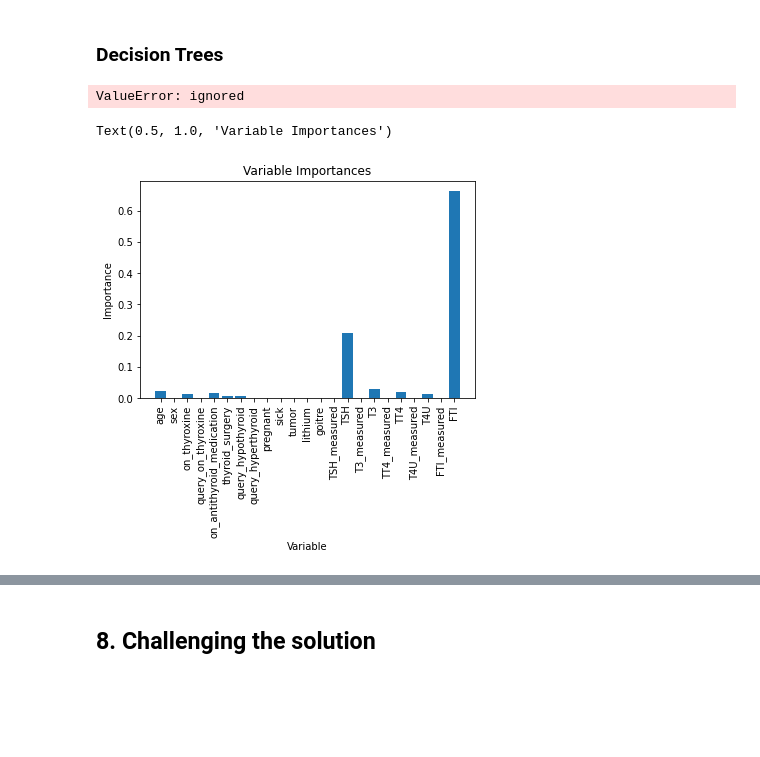
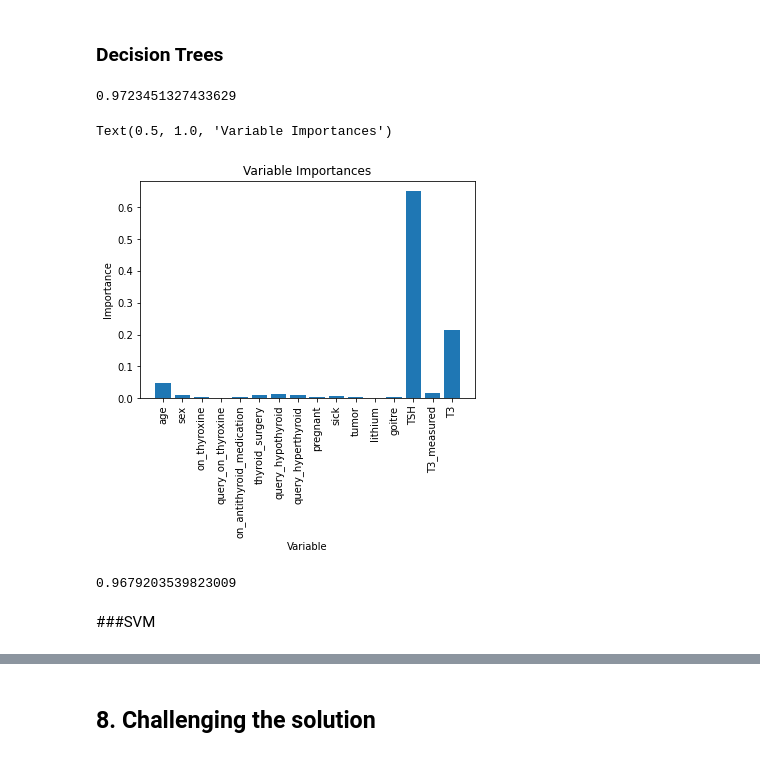
Before and after one commit to mburu-mwangi/thyroid-tests, a Jupyter notebook: Moringa_Data_Science_Core_W8_Independent_Project_2021_10_Alfonce_Mwangi_Python_Notebook.ipynb, the cells around one changed output, grey strips where cells are left out. Saved outputs shown, nothing was run; the diff lists cells and outputs as text; code cells hidden in the pictures; blank space fills up the shorter version.

```diff
--- a/Moringa_Data_Science_Core_W8_Independent_Project_2021_10_Alfonce_Mwangi_Python_Notebook.ipynb
+++ b/Moringa_Data_Science_Core_W8_Independent_Project_2021_10_Alfonce_Mwangi_Python_Notebook.ipynb
@@ -416,11 +415,9 @@ print(vif)
 test_features = ['age', 'sex', 'on_thyroxine', 'query_on_thyroxine',
        'on_antithyroid_medication', 'thyroid_surgery', 'query_hypothyroid',
        'query_hyperthyroid', 'pregnant', 'sick', 'tumor', 'lithium', 'goitre',
-       'TSH_measured', 'TSH', 'T3_measured', 'T3', 'TT4_measured', 'TT4',
-       'T4U_measured', 'T4U', 'FTI_measured', 'FTI']
+       'TSH', 'T3_measured', 'T3']
 y = thyroid_health['status'].values
-
-X_features = thyroid_health.drop(['status'],axis = 1)
+X_features = thyroid_health.drop(['status','FTI_measured','T4U_measured','TT4_measured','T4U','TT4','FTI','TSH_measured'],axis=1)
 X = X_features.values
 # %%
 # Splitting into train and test samples
@@ -432,34 +429,35 @@ X_train, X_test, y_train, y_test = train_test_split(X, y, test_size=0.3, random_
 
 
 # Import the model
-from sklearn.ensemble import RandomForestRegressor
+from sklearn.ensemble import RandomForestClassifier
 
 
 
-forest = RandomForestRegressor(n_estimators = 100, random_state = 0, max_depth=10)
+forest = RandomForestClassifier(n_estimators = 100, random_state = 0, max_depth=3)
 forest = forest.fit(X_train, y_train)
 
 # Predict based on the model we've trained
-y_pred = forest.predict(X_test)
+y_pred_rf = forest.predict(X_test)
 # %%
 # Measuring the accuracy of the model
 #
 from sklearn import metrics
-print('Accuracy: ',metrics.accuracy_score(y_test, y_pred))
+print(metrics.accuracy_score(y_test, y_pred_rf))
 # %% [output]
-ValueError: ignored
+0.9723451327433629
 # %%
 import matplotlib.pyplot as plt
 
 importances = list(forest.feature_importances_)
 # list of x locations for plotting
 x_values = list(range(len(importances)))
-# Make a bar chart
+
+
 plt.bar(x_values, importances, orientation = 'vertical')
-# Tick labels for x axis
 plt.xticks(x_values, test_features, rotation='vertical')
-# Axis labels and title
-plt.ylabel('Importance'); plt.xlabel('Variable'); plt.title('Variable Importances')
+plt.ylabel('Importance')
+plt.xlabel('Variable')
+plt.title('Variable Importances')
 # %% [output]
 Text(0.5, 1.0, 'Variable Importances')
-[figure, old version]
+[figure, new version]
@@ -465,0 +485,6 @@ Text(0.5, 1.0, 'Variable Importances')
+# %%
+print(metrics.accuracy_score(y_test, y_pred_grad))
+# %% [output]
+0.9679203539823009
+# %% [markdown]
+###SVM
```
Also changed, not shown: parts of 12 cells of this notebook.
